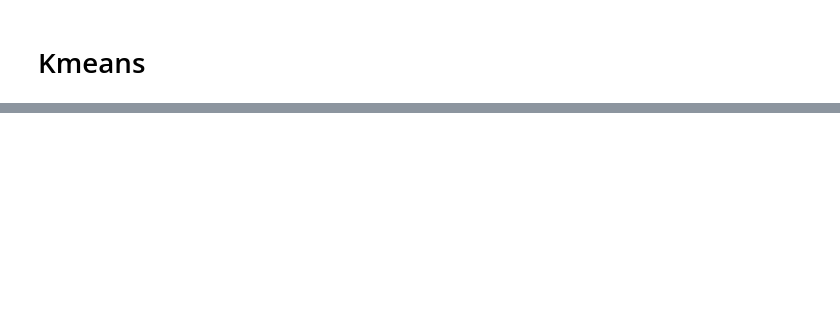
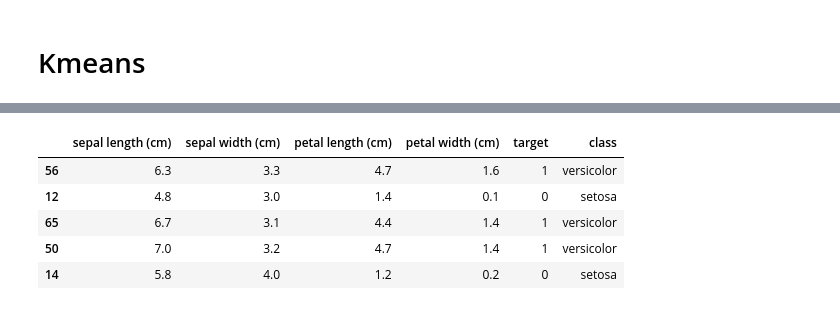
Before and after one commit to Arkhean/pyfit-ultime, a Jupyter notebook: demo.ipynb, the cells around one changed output, grey strips where cells are left out. Saved outputs shown, nothing was run; the diff lists cells and outputs as text; code cells hidden in the pictures; blank space fills up the shorter version.

```diff
--- a/demo.ipynb
+++ b/demo.ipynb
@@ -32,0 +84,18 @@ nb iterations : 50
+# %%
+# Load the Iris dataset
+iris = load_iris()
+
+# Put it into a DataFrame for visualization purposes
+df_iris = pd.DataFrame(iris.data, columns=iris.feature_names)
+# Add target and class columns to DataFrame
+df_iris["target"] = iris.target
+df_iris["class"] = iris.target_names[iris.target]
+# Show 10 random samples
+df_iris.sample(n=5)
+# %% [output]
+|  | sepal length (cm) | sepal width (cm) | petal length (cm) | petal width (cm) | target | class |
+| 56 | 6.3 | 3.3 | 4.7 | 1.6 | 1 | versicolor |
+| 12 | 4.8 | 3.0 | 1.4 | 0.1 | 0 | setosa |
+| 65 | 6.7 | 3.1 | 4.4 | 1.4 | 1 | versicolor |
+| 50 | 7.0 | 3.2 | 4.7 | 1.4 | 1 | versicolor |
+| 14 | 5.8 | 4.0 | 1.2 | 0.2 | 0 | setosa |
```
Also changed, not shown: parts of 10 cells of this notebook, 1 other file.
